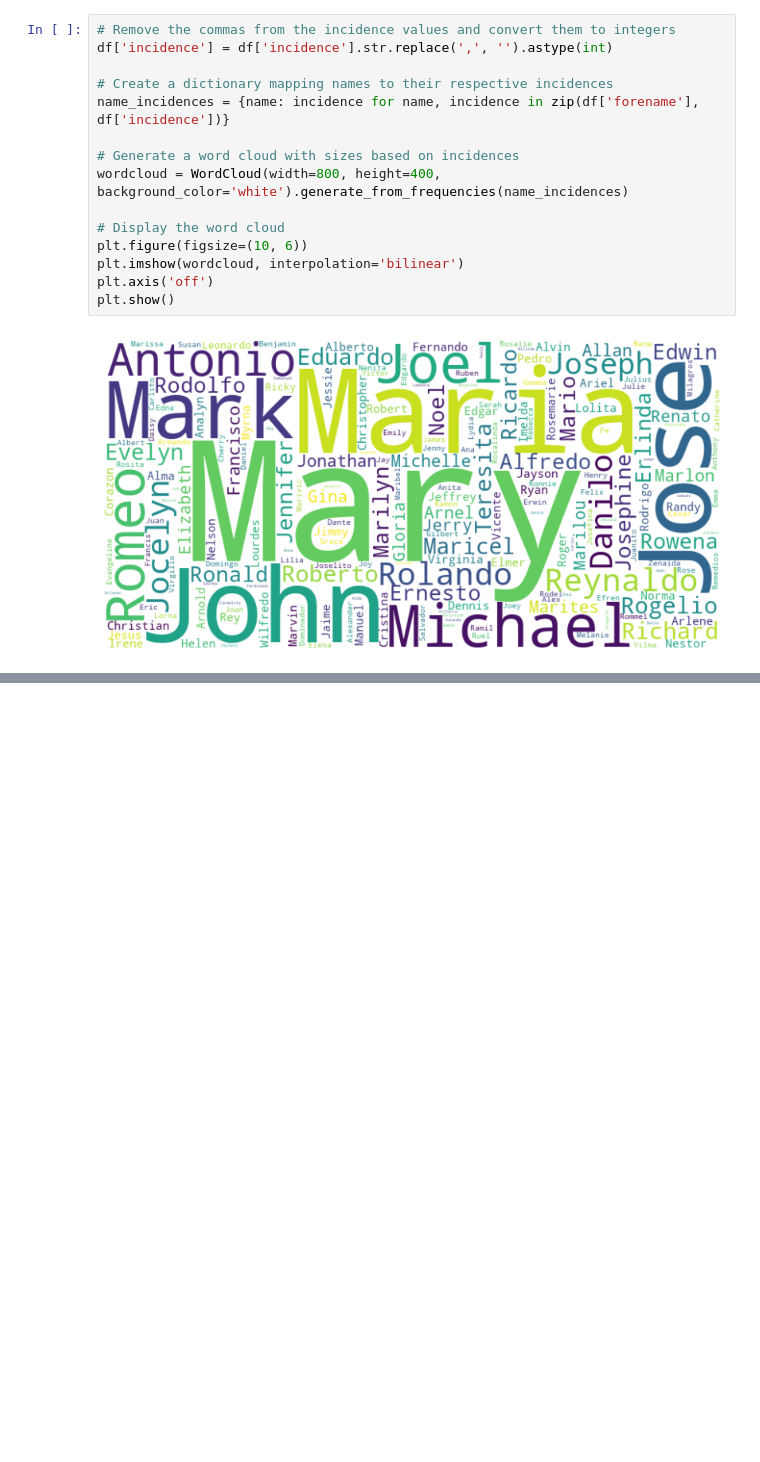
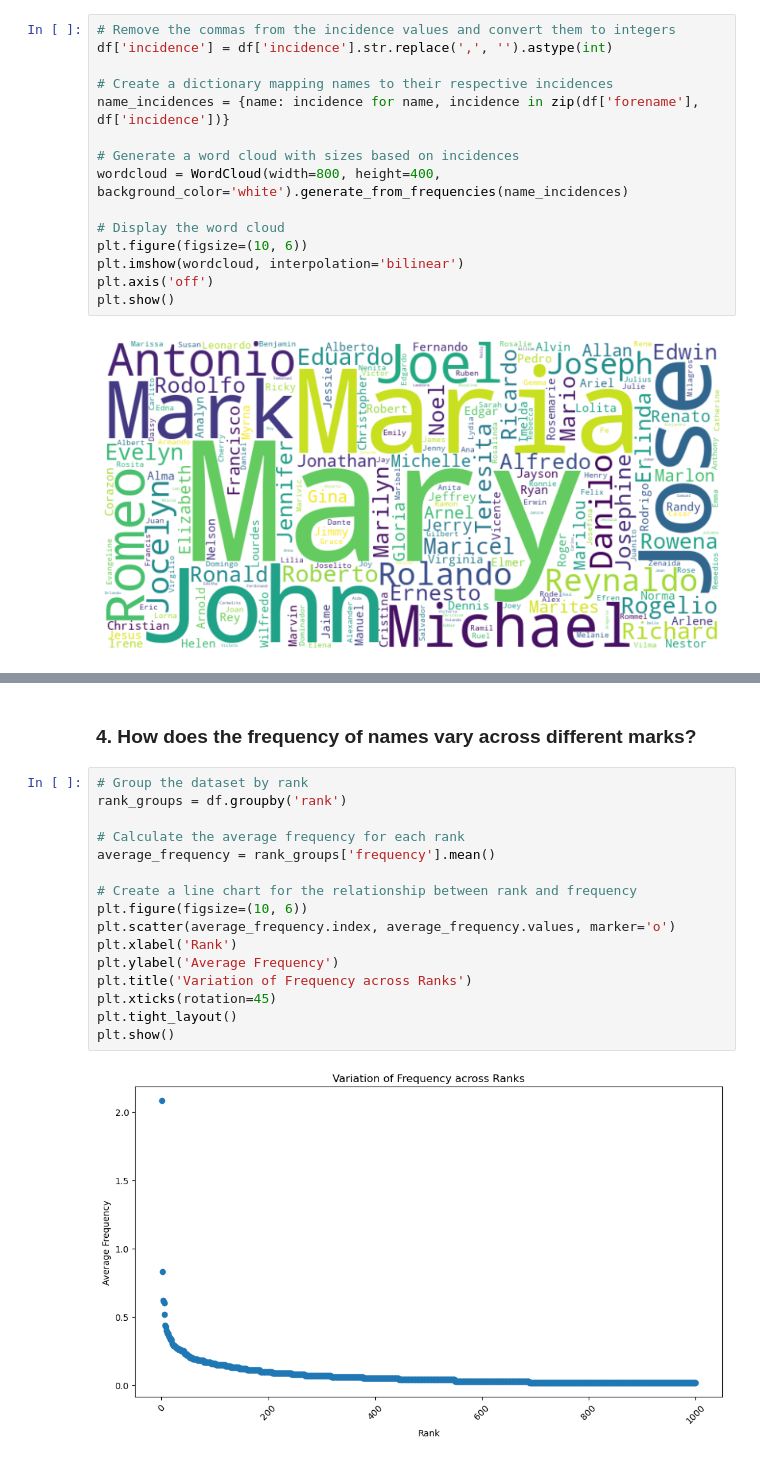
Before and after one commit to jrzvnn/common-names-eda, a Jupyter notebook: notebooks/common_names_eda.ipynb, the cells around one changed output, grey strips where cells are left out. Drawn from its saved outputs; the diff is of its cells as text; blank space fills up the shorter version.

```diff
--- a/notebooks/common_names_eda.ipynb
+++ b/notebooks/common_names_eda.ipynb
@@ -178,3 +176,23 @@ plt.show()
 # %% [output]
 [figure]
 [figure]
+# %% [markdown]
+### 4. How does the frequency of names vary across different marks?
+# %%
+# Group the dataset by rank
+rank_groups = df.groupby('rank')
+
+# Calculate the average frequency for each rank
+average_frequency = rank_groups['frequency'].mean()
+
+# Create a line chart for the relationship between rank and frequency
+plt.figure(figsize=(10, 6))
+plt.scatter(average_frequency.index, average_frequency.values, marker='o')
+plt.xlabel('Rank')
+plt.ylabel('Average Frequency')
+plt.title('Variation of Frequency across Ranks')
+plt.xticks(rotation=45)
+plt.tight_layout()
+plt.show()
+# %% [output]
+[figure, added]
```
Also changed, not shown: parts of 2 cells of this notebook, 1 other file.
